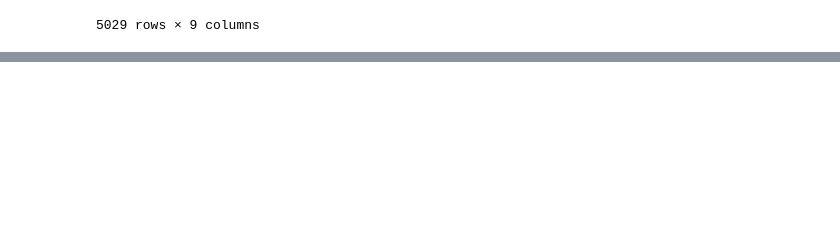
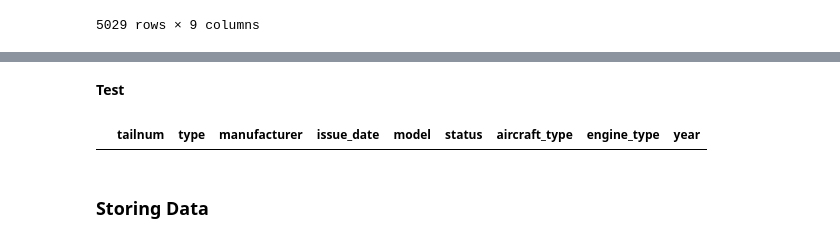
Before and after one commit to EsosaOrumwese/ALX-T-Nanodegree, a Jupyter notebook: Data Analytics/Projects/Airline On-Time Performance Data/wrangle_act.ipynb, the cells around one changed output, grey strips where cells are left out. Drawn from its saved outputs; the diff is of its cells as text; code cells hidden in the pictures; blank space fills up the shorter version.

```diff
--- a/Data Analytics/Projects/Airline On-Time Performance Data/wrangle_act.ipynb
+++ b/Data Analytics/Projects/Airline On-Time Performance Data/wrangle_act.ipynb
@@ -481,0 +631,10 @@ plane_data.sample(15)
+# %%
+plane_data_clean.dropna(subset='type', inplace=True)
+# %% [markdown]
+**Test**
+# %%
+plane_data_clean[plane_data_clean['type'].isna()]
+# %% [output]
+|  | tailnum | type | manufacturer | issue_date | model | status | aircraft_type | engine_type | year |
+# %% [markdown]
+### Storing Data
```
Also changed, not shown: parts of 39 cells of this notebook, 2 other files.
